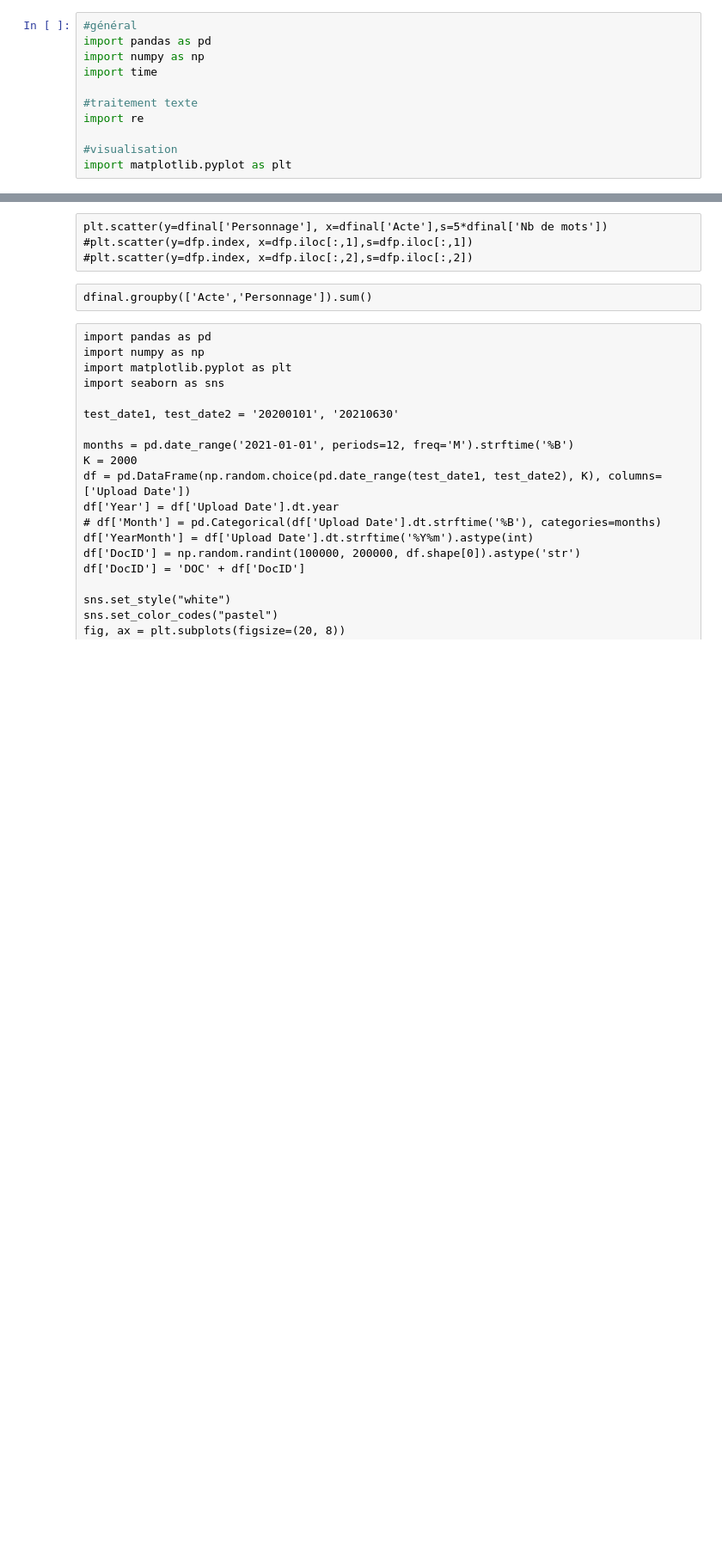
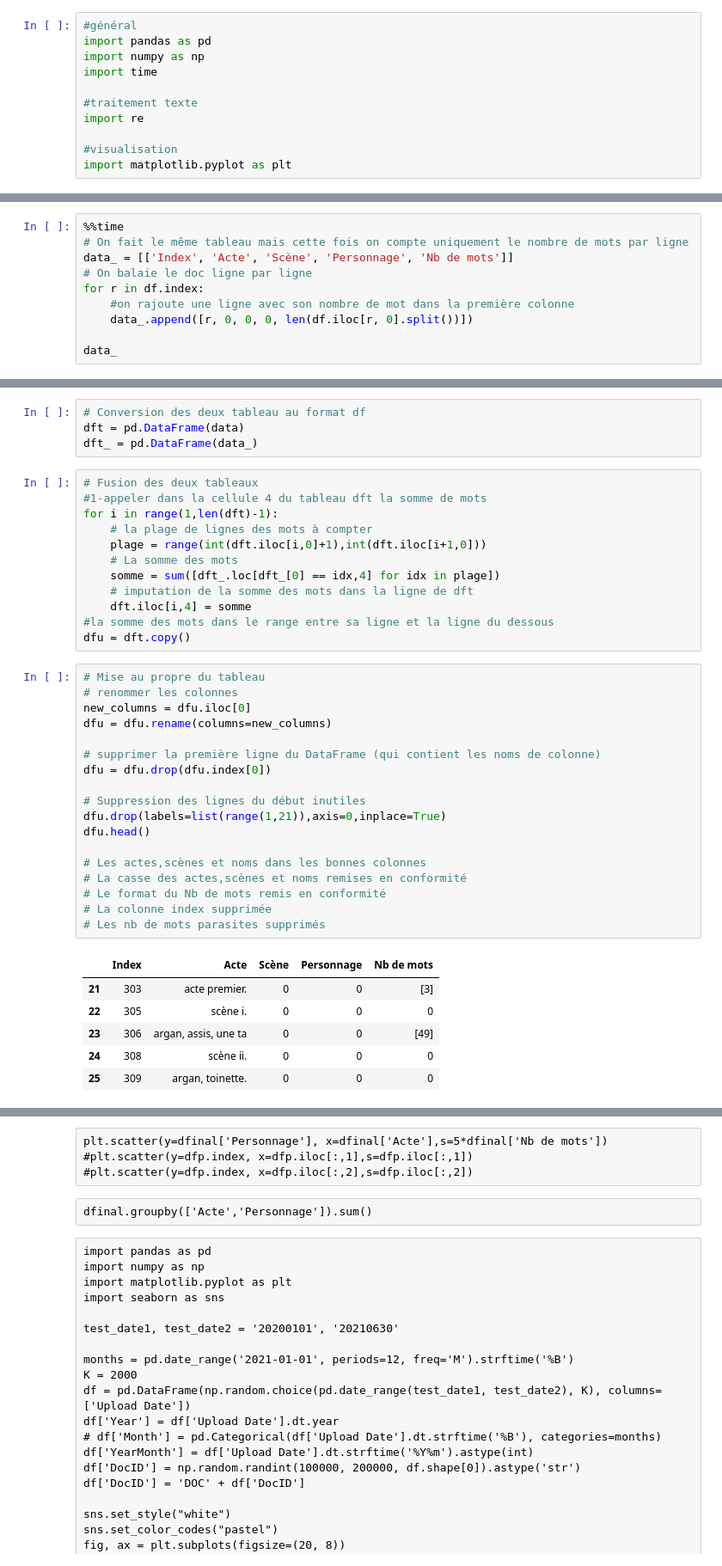
Before and after one commit to Antoine1608/TH-NL-P1-Decoupage_des_roles_d_une_piece_de_theatre, a Jupyter notebook: compte_mots.ipynb, the cells around one changed output, grey strips where cells are left out. Shown at 86% size. Cells and saved outputs as stored; diff of their text form; blank space fills up the shorter version.

```diff
--- a/compte_mots.ipynb
+++ b/compte_mots.ipynb
@@ -287,0 +83,10 @@ dfinal=dfinal.loc[dfinal['Acte'].str.contains('ACTE'),:]
+# %%
+%%time
+# On fait le même tableau mais cette fois on compte uniquement le nombre de mots par ligne
+data_ = [['Index', 'Acte', 'Scène', 'Personnage', 'Nb de mots']]
+# On balaie le doc ligne par ligne
+for r in df.index:
+    #on rajoute une ligne avec son nombre de mot dans la première colonne
+    data_.append([r, 0, 0, 0, len(df.iloc[r, 0].split())])
+
+data_
@@ -287,0 +113,41 @@ dfinal=dfinal.loc[dfinal['Acte'].str.contains('ACTE'),:]
+# %%
+# Conversion des deux tableau au format df
+dft = pd.DataFrame(data)
+dft_ = pd.DataFrame(data_)
+# %%
+# Fusion des deux tableaux
+#1-appeler dans la cellule 4 du tableau dft la somme de mots
+for i in range(1,len(dft)-1):
+    # la plage de lignes des mots à compter
+    plage = range(int(dft.iloc[i,0]+1),int(dft.iloc[i+1,0]))
+    # La somme des mots
+    somme = sum([dft_.loc[dft_[0] == idx,4] for idx in plage])
+    # imputation de la somme des mots dans la ligne de dft
+    dft.iloc[i,4] = somme
+#la somme des mots dans le range entre sa ligne et la ligne du dessous
+dfu = dft.copy()
+# %%
+# Mise au propre du tableau
+# renommer les colonnes
+new_columns = dfu.iloc[0]
+dfu = dfu.rename(columns=new_columns)
+
+# supprimer la première ligne du DataFrame (qui contient les noms de colonne)
+dfu = dfu.drop(dfu.index[0])
+
+# Suppression des lignes du début inutiles
+dfu.drop(labels=list(range(1,21)),axis=0,inplace=True)
+dfu.head()
+
+# Les actes,scènes et noms dans les bonnes colonnes
+# La casse des actes,scènes et noms remises en conformité
+# Le format du Nb de mots remis en conformité
+# La colonne index supprimée
+# Les nb de mots parasites supprimés
+# %% [output]
+|  | Index | Acte | Scène | Personnage | Nb de mots |
+| 21 | 303 | acte premier. | 0 | 0 | [3] |
+| 22 | 305 | scène i. | 0 | 0 | 0 |
+| 23 | 306 | argan, assis, une ta | 0 | 0 | [49] |
+| 24 | 308 | scène ii. | 0 | 0 | 0 |
+| 25 | 309 | argan, toinette. | 0 | 0 | 0 |
```
Also changed, not shown: parts of 24 cells of this notebook, 1 other file.
